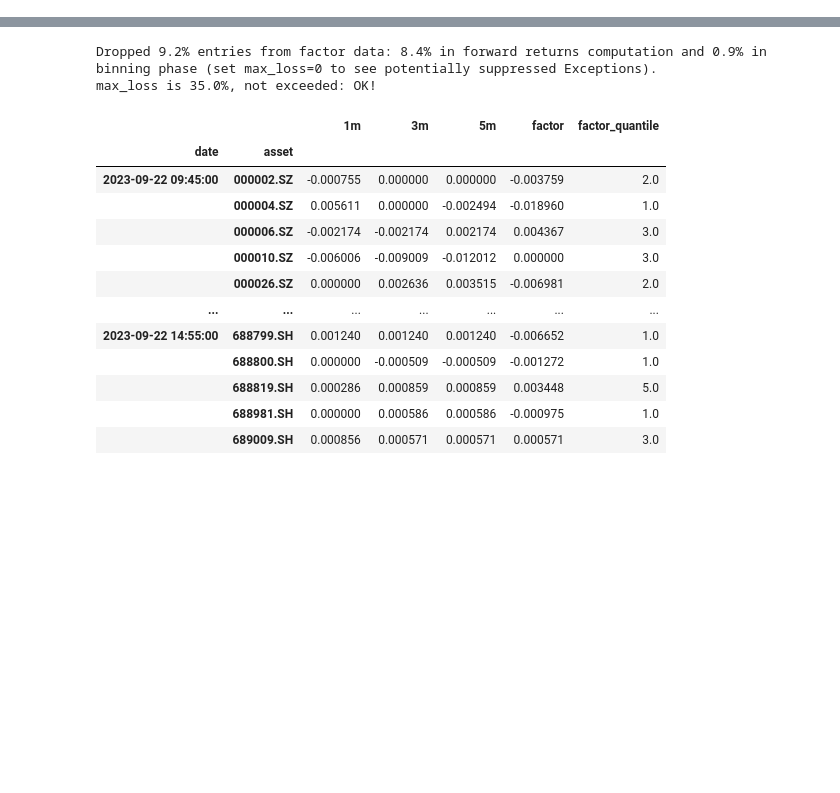
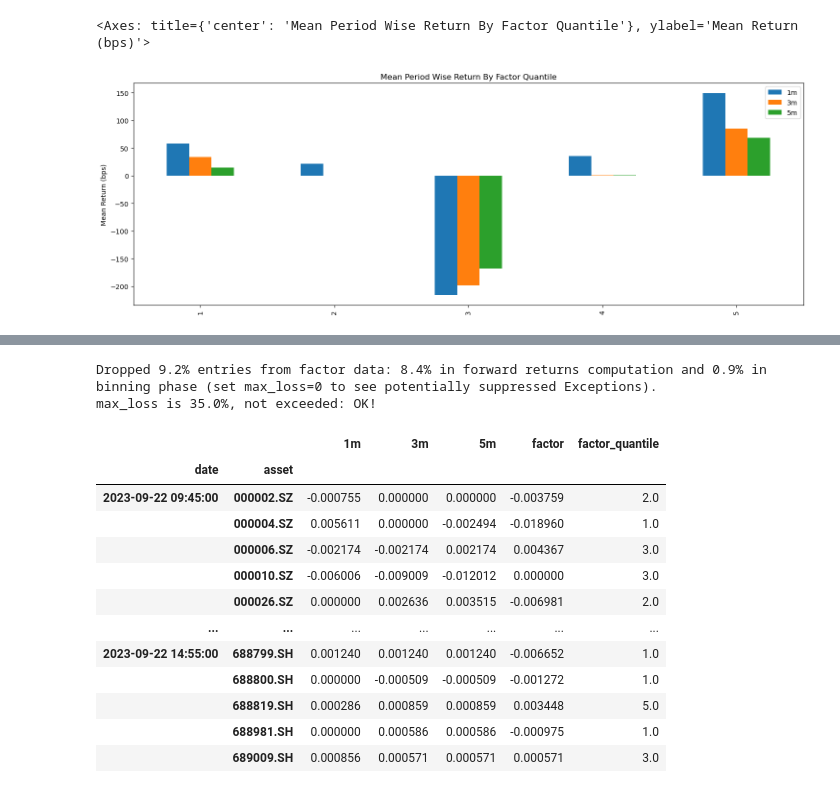
Before and after one commit to wzrwisdom/CalculateFactor_ByDDBAPI, a Jupyter notebook: example/evaluate.ipynb, the cells around one changed output, grey strips where cells are left out. Saved outputs shown, nothing was run; the diff lists cells and outputs as text; code cells hidden in the pictures; blank space fills up the shorter version.

```diff
--- a/example/evaluate.ipynb
+++ b/example/evaluate.ipynb
@@ -64,0 +901,4 @@ data3
+# %%
+# ic_quantile_summary = result.groupby(result.index.get_level_values('group')).apply(lambda x: myfunc(x))
+ic_quantile_summary = result.groupby(result.index.get_level_values('group')).agg('mean')
+ic_quantile_summary
@@ -64,0 +913,5 @@ data3
+# %%
+alphalens.plotting.plot_quantile_returns_bar(ic_quantile_summary)
+# %% [output]
+<Axes: title={'center': 'Mean Period Wise Return By Factor Quantile'}, ylabel='Mean Return (bps)'>
+[figure, added]
```
Also changed, not shown: parts of 73 cells of this notebook, 16 other files.
